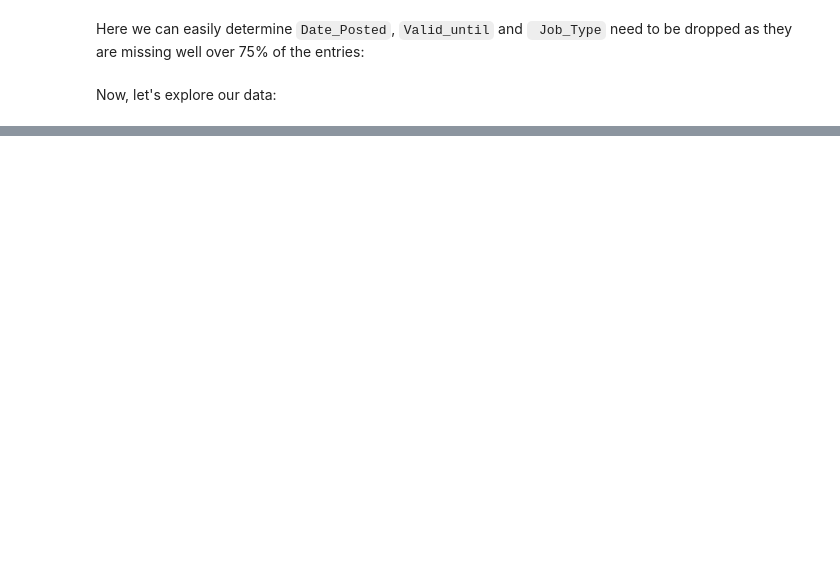
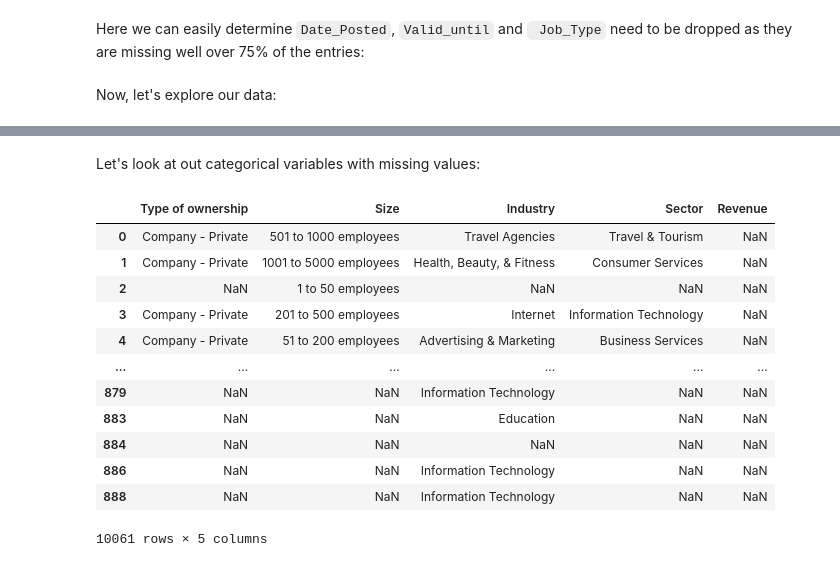
Before and after one commit to ronaldpacheco/Capstone_2_Data-Science-Salary-Prediction, a Jupyter notebook: Data Wrangling.ipynb, the cells around one changed output, grey strips where cells are left out. Saved outputs shown, nothing was run; the diff lists cells and outputs as text; code cells hidden in the pictures; blank space fills up the shorter version.

Commit message:
Data Wrangling. Need to impute values

```diff
--- a/Data Wrangling.ipynb
+++ b/Data Wrangling.ipynb
@@ -666,0 +685,2 @@ dtype: int64
+# %%
+df.drop_duplicates(inplace=True)
@@ -666,0 +729,3 @@ dtype: int64
+# %%
+df = df[df.apply(lambda x: True if 'data' in x.Job_title.lower() or 'analyst' in x.Job_title.lower() or 'data scientist' in x.Job_title.lower()
+            or 'learning' in x.Job_title.lower() or'data science' in x.Job_title.lower() else False, axis =1)]
@@ -666,0 +754,2 @@ dtype: int64
+# %%
+df.dropna(subset = ['Min_Salary'], inplace = True)
@@ -666,0 +776,18 @@ dtype: int64
+# %% [markdown]
+Let's look at out categorical variables with missing values:
+# %%
+df[['Type of ownership','Size','Industry','Sector','Revenue']]
+# %% [output]
+|  | Type of ownership | Size | Industry | Sector | Revenue |
+| 0 | Company - Private | 501 to 1000 employees | Travel Agencies | Travel & Tourism | NaN |
+| 1 | Company - Private | 1001 to 5000 employees | Health, Beauty, & Fitness | Consumer Services | NaN |
+| 2 | NaN | 1 to 50 employees | NaN | NaN | NaN |
+| 3 | Company - Private | 201 to 500 employees | Internet | Information Technology | NaN |
+| 4 | Company - Private | 51 to 200 employees | Advertising & Marketing | Business Services | NaN |
+| ... | ... | ... | ... | ... | ... |
+| 879 | NaN | NaN | Information Technology | NaN | NaN |
+| 883 | NaN | NaN | Education | NaN | NaN |
+| 884 | NaN | NaN | NaN | NaN | NaN |
+| 886 | NaN | NaN | Information Technology | NaN | NaN |
+| 888 | NaN | NaN | Information Technology | NaN | NaN |
+10061 rows × 5 columns
```
Also changed, not shown: parts of 38 cells of this notebook.
